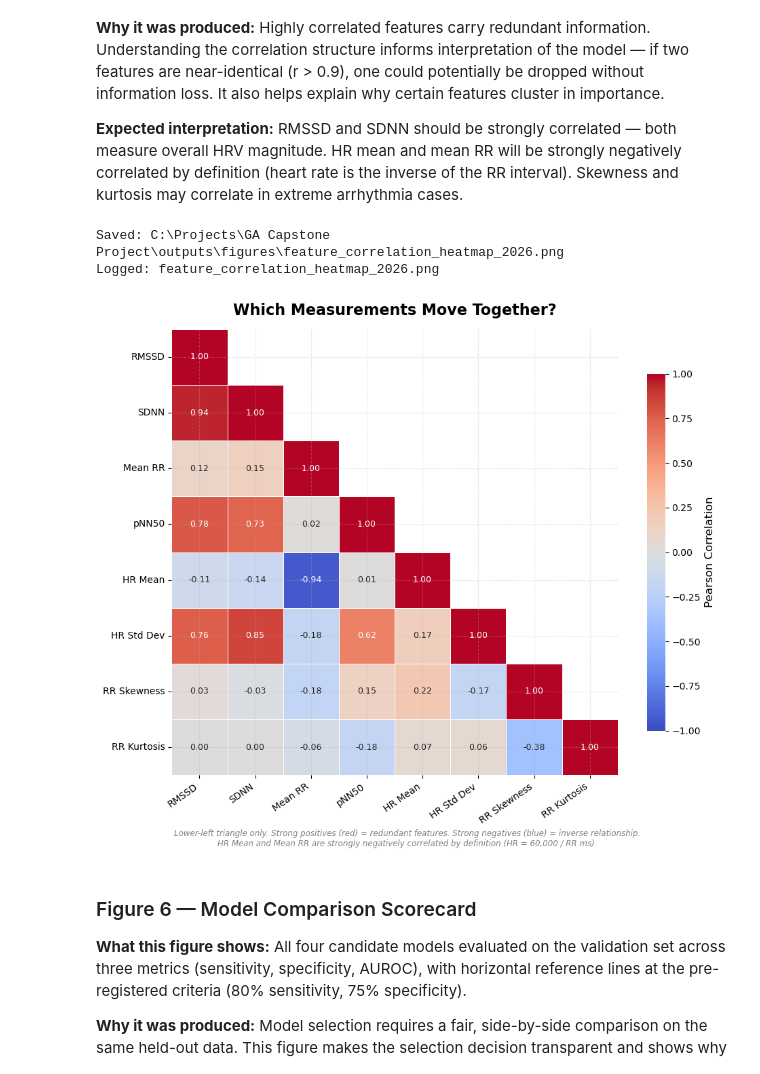
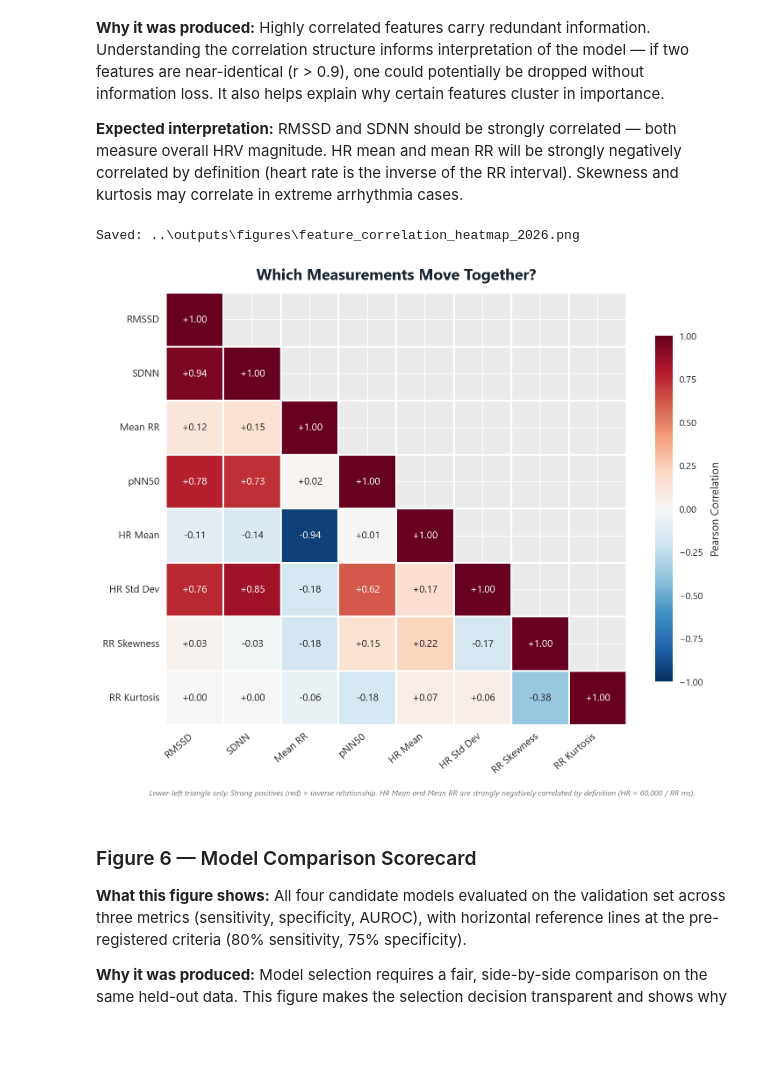
Before and after one commit to Lucas-sam93/ga-capstone-heartbeat-or-noise, a Jupyter notebook: notebooks/06_technical_report.ipynb, the cells around one changed output. Drawn from its saved outputs; the diff is of its cells as text; code cells hidden in the pictures; blank space fills up the shorter version.

```diff
--- a/notebooks/06_technical_report.ipynb
+++ b/notebooks/06_technical_report.ipynb
@@ -777,73 +723,41 @@ Logged: feature_distributions_by_class_2026.png
 
 **Expected interpretation:** RMSSD and SDNN should be strongly correlated — both measure overall HRV magnitude. HR mean and mean RR will be strongly negatively correlated by definition (heart rate is the inverse of the RR interval). Skewness and kurtosis may correlate in extreme arrhythmia cases.
 # %%
-# Cell 8  --  Figure 5: Feature Correlation Heatmap
-# Calls: no src/ modules
-# Input:  df (loaded in Cell 3)
-# Output: outputs/figures/feature_correlation_heatmap_2026.png
+# Figure 5: Feature Correlation Heatmap
+df   = pd.read_csv(os.path.join(DATA_DIR, 'physionet_features.csv'))
+corr = df[FEATURES].corr(method='pearson')
 
-corr_matrix = df[FEATURES].corr()
+# Lower triangle only
+mask = np.triu(np.ones_like(corr, dtype=bool), k=1)
 
-feature_labels_display = {
-    'rmssd':       'RMSSD',
-    'sdnn':        'SDNN',
-    'mean_rr':     'Mean RR',
-    'pnn50':       'pNN50',
-    'hr_mean':     'HR Mean',
-    'hr_std':      'HR Std Dev',
-    'rr_skewness': 'RR Skewness',
-    'rr_kurtosis': 'RR Kurtosis',
-}
-display_names = [feature_labels_display[f] for f in FEATURES]
-corr_matrix.index   = display_names
-corr_matrix.columns = display_names
-
-# Mask upper triangle
-mask = np.triu(np.ones_like(corr_matrix, dtype=bool), k=1)
+display_names = [FEATURE_NAMES.get(f, f) for f in FEATURES]
 
 fig, ax = plt.subplots(figsize=(10, 8))
 
-sns.heatmap(
-    corr_matrix,
-    mask=mask,
-    annot=True,
-    fmt='.2f',
-    cmap='coolwarm',
-    center=0,
-    vmin=-1, vmax=1,
-    linewidths=0.5,
-    linecolor='white',
-    square=True,
-    ax=ax,
-    annot_kws={'size': 9},
-    cbar_kws={'label': 'Pearson Correlation', 'shrink': 0.8}
-)
+sns.heatmap(corr, ax=ax, mask=mask, annot=True, fmt='+.2f',
+            cmap='RdBu_r', center=0, vmin=-1, vmax=1,
+            linewidths=1.0, linecolor='white',
+            annot_kws={'size': 11},
+            xticklabels=display_names, yticklabels=display_names,
+            cbar_kws={'label': 'Pearson Correlation', 'shrink': 0.8})
 
-ax.set_title('Which Measurements Move Together?', fontsize=16, fontweight='bold', pad=15)
-ax.set_xticklabels(ax.get_xticklabels(), rotation=35, ha='right', fontsize=10)
-ax.set_yticklabels(ax.get_yticklabels(), rotation=0, fontsize=10)
+ax.set_xticklabels(ax.get_xticklabels(), rotation=40, ha='right', fontsize=11)
+ax.set_yticklabels(ax.get_yticklabels(), rotation=0, fontsize=11)
+ax.set_title('Which Measurements Move Together?', **SUPTITLE_KW)
 
-# Annotate key correlations
 fig.text(0.5, -0.02,
-         'Lower-left triangle only. Strong positives (red) = redundant features. Strong negatives (blue) = inverse relationship.\n'
+         'Lower-left triangle only. Strong positives (red) = inverse relationship. '
          'HR Mean and Mean RR are strongly negatively correlated by definition (HR = 60,000 / RR ms).',
-         ha='center', fontsize=8.5, color='grey', style='italic')
+         **FOOTNOTE_KW)
 
 plt.tight_layout()
-
-save_and_log(
-    fig,
-    filename='feature_correlation_heatmap_2026.png',
-    description='Pearson correlation heatmap for all 8 locked features  --  lower triangle, coolwarm colourmap, annotated coefficients',
-    notebook='06_technical_report.ipynb',
-    cell_reference='Cell 8',
-    analysis_step='Section 2  --  EDA'
-)
+save_and_log(fig, 'feature_correlation_heatmap_2026.png',
+             description='Pearson correlation heatmap of 8 HRV features',
+             cell_ref='Code Cell 7', step='Section 3')
 plt.show()
 # %% [output]
-Saved: C:\Projects\GA Capstone Project\outputs\figures\feature_correlation_heatmap_2026.png
-Logged: feature_correlation_heatmap_2026.png
+Saved: ..\outputs\figures\feature_correlation_heatmap_2026.png
-[figure, old version]
+[figure, new version]
 # %% [markdown]
 ### Figure 6 — Model Comparison Scorecard
 
```
Also changed, not shown: parts of 15 cells of this notebook, 16 other files.
